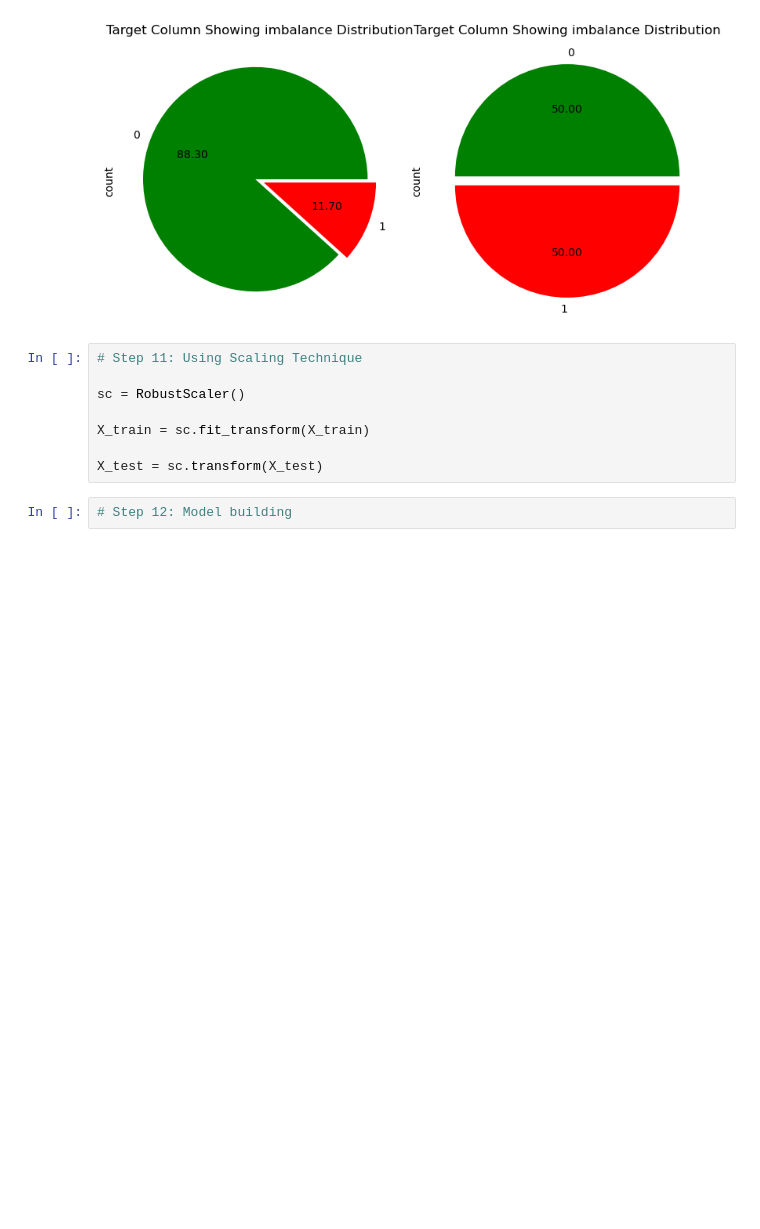
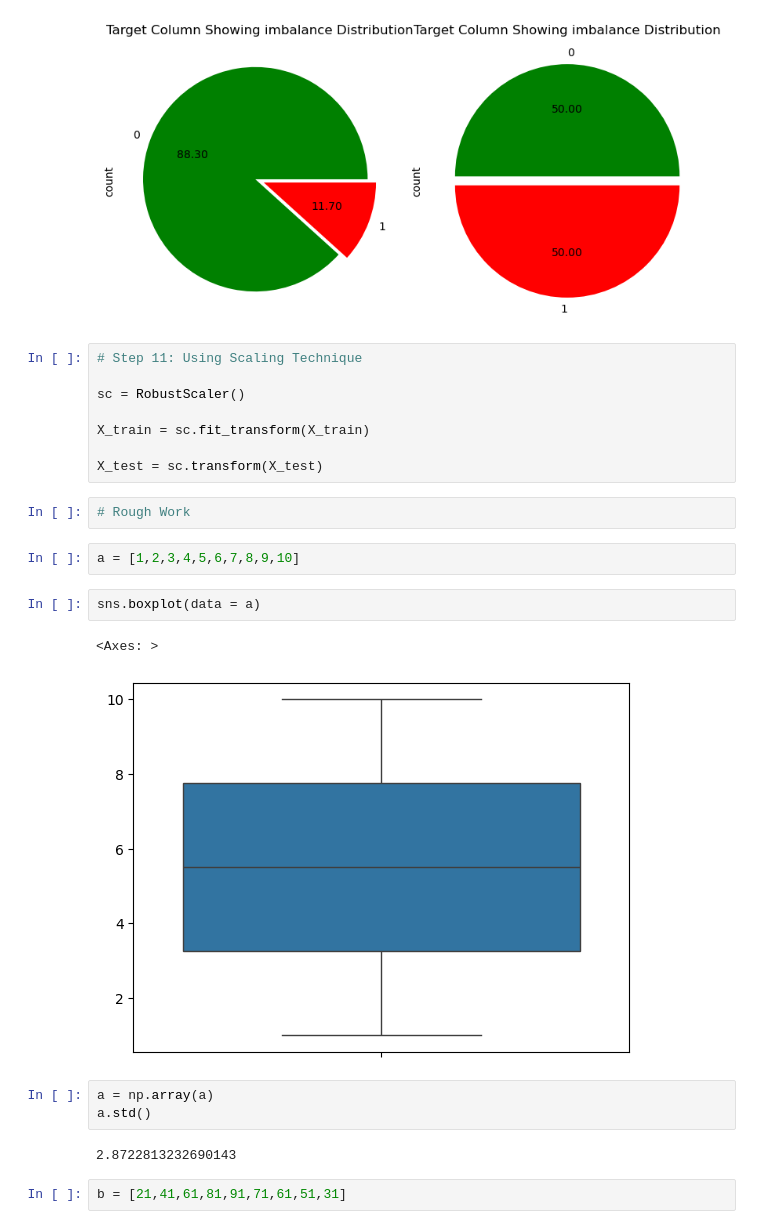
Before and after one commit to RahulDhobi192030/DATA_SCIENCE, a Jupyter notebook: Bank Data EDA.ipynb, the cells around one changed output. Drawn from its saved outputs; the diff is of its cells as text; blank space fills up the shorter version.

```diff
--- a/Bank Data EDA.ipynb
+++ b/Bank Data EDA.ipynb
@@ -179,5 +179,19 @@ sc = RobustScaler()
 X_train = sc.fit_transform(X_train)
 
 X_test = sc.transform(X_test)
-# %%
-# Step 12: Model building
+# %%
+# Rough Work
+# %%
+a = [1,2,3,4,5,6,7,8,9,10]
+# %%
+sns.boxplot(data = a)
+# %% [output]
+<Axes: >
+[figure, added]
+# %%
+a = np.array(a)
+a.std()
+# %% [output]
+2.8722813232690143
+# %%
+b = [21,41,61,81,91,71,61,51,31]
```
Also changed, not shown: parts of 6 cells of this notebook.
